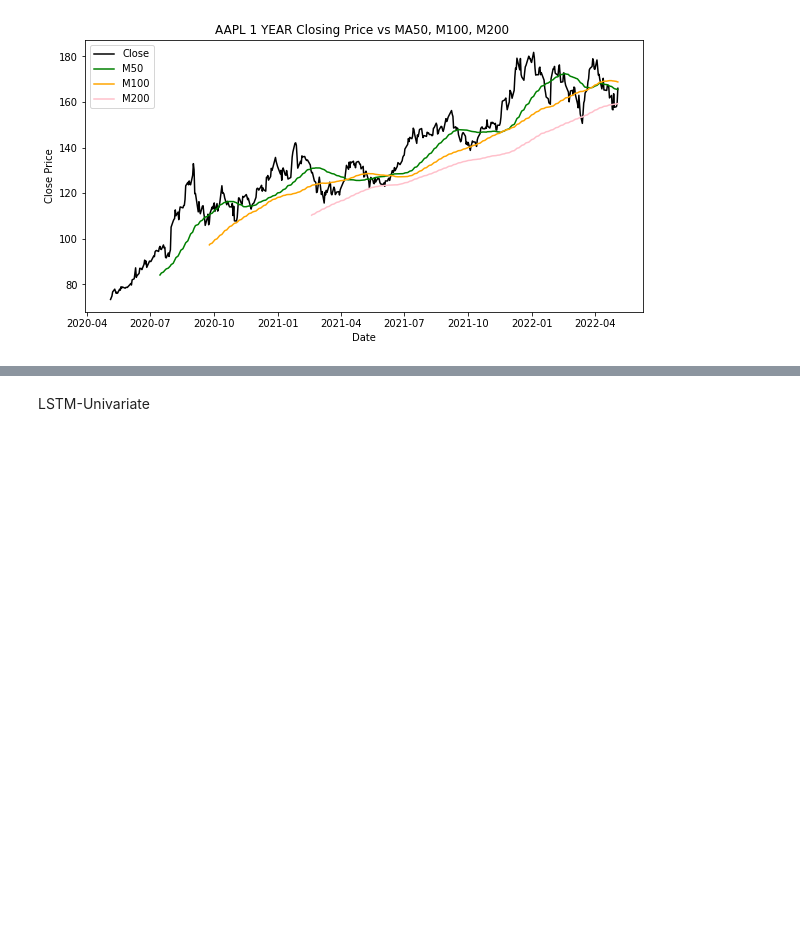
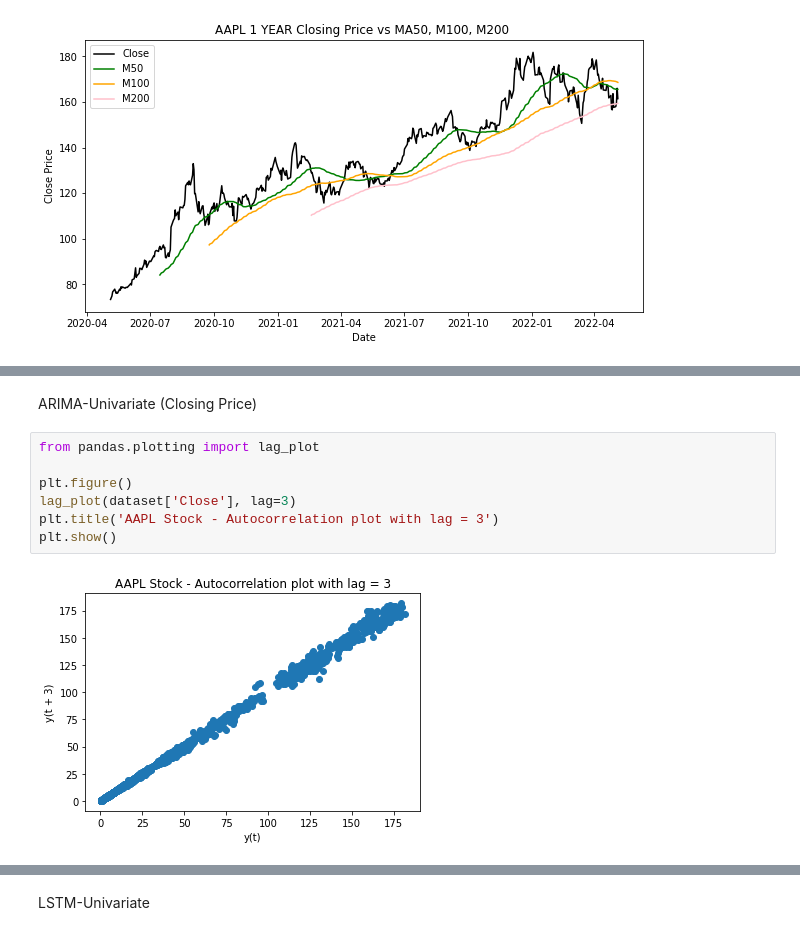
Before and after one commit to shrestha-rahul/Dissertation-Project, a Jupyter notebook: Machine Learning/Regression_Models.ipynb, the cells around one changed output, grey strips where cells are left out. Cells and saved outputs as stored; diff of their text form; blank space fills up the shorter version.

```diff
--- a/Machine Learning/Regression_Models.ipynb
+++ b/Machine Learning/Regression_Models.ipynb
@@ -453,0 +471,11 @@ plt.show()
+# %% [markdown]
+ARIMA-Univariate (Closing Price)
+# %%
+from pandas.plotting import lag_plot
+
+plt.figure()
+lag_plot(dataset['Close'], lag=3)
+plt.title('AAPL Stock - Autocorrelation plot with lag = 3')
+plt.show()
+# %% [output]
+[figure, added]
```
Also changed, not shown: parts of 36 cells of this notebook, 24 other files.
